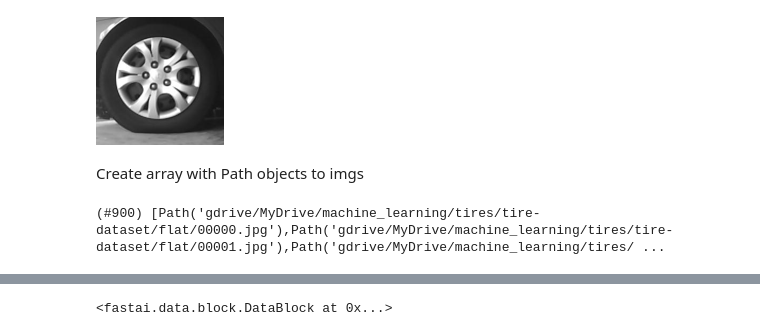
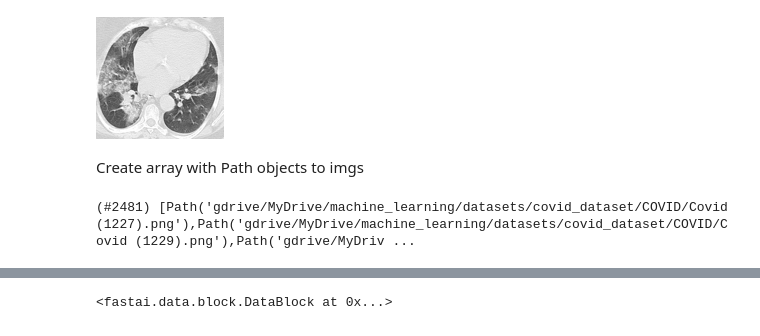
Before and after one commit to tomiambro/covid_transfer_learning, a Jupyter notebook: covid.ipynb, the cells around one changed output, grey strips where cells are left out. Drawn from its saved outputs; the diff is of its cells as text; code cells hidden in the pictures.

```diff
--- a/covid.ipynb
+++ b/covid.ipynb
@@ -53,13 +54,13 @@ Mounted at /content/gdrive
 # %%
-im = Image.open(f"{root_path}/tire-dataset/flat/00000.jpg")
+im = Image.open(f"{root_path}/COVID/Covid (1000).png")
 im.to_thumb(128,128)
 # %% [output]
-[figure, old version]
+[figure, new version]
 # %% [markdown]
 Create array with Path objects to imgs
 # %%
-path = Path(f"{root_path}/tire-dataset")
+path = Path(f"{root_path}")
 fns = get_image_files(path)
 fns
 # %% [output]
-(#900) [Path('gdrive/MyDrive/machine_learning/tires/tire-dataset/flat/00000.jpg'),Path('gdrive/MyDrive/machine_learning/tires/tire-dataset/flat/00001.jpg'),Path('gdrive/MyDrive/machine_learning/tires/ ...
+(#2481) [Path('gdrive/MyDrive/machine_learning/datasets/covid_dataset/COVID/Covid (1227).png'),Path('gdrive/MyDrive/machine_learning/datasets/covid_dataset/COVID/Covid (1229).png'),Path('gdrive/MyDriv ...
```
Also changed, not shown: parts of 21 cells of this notebook.
